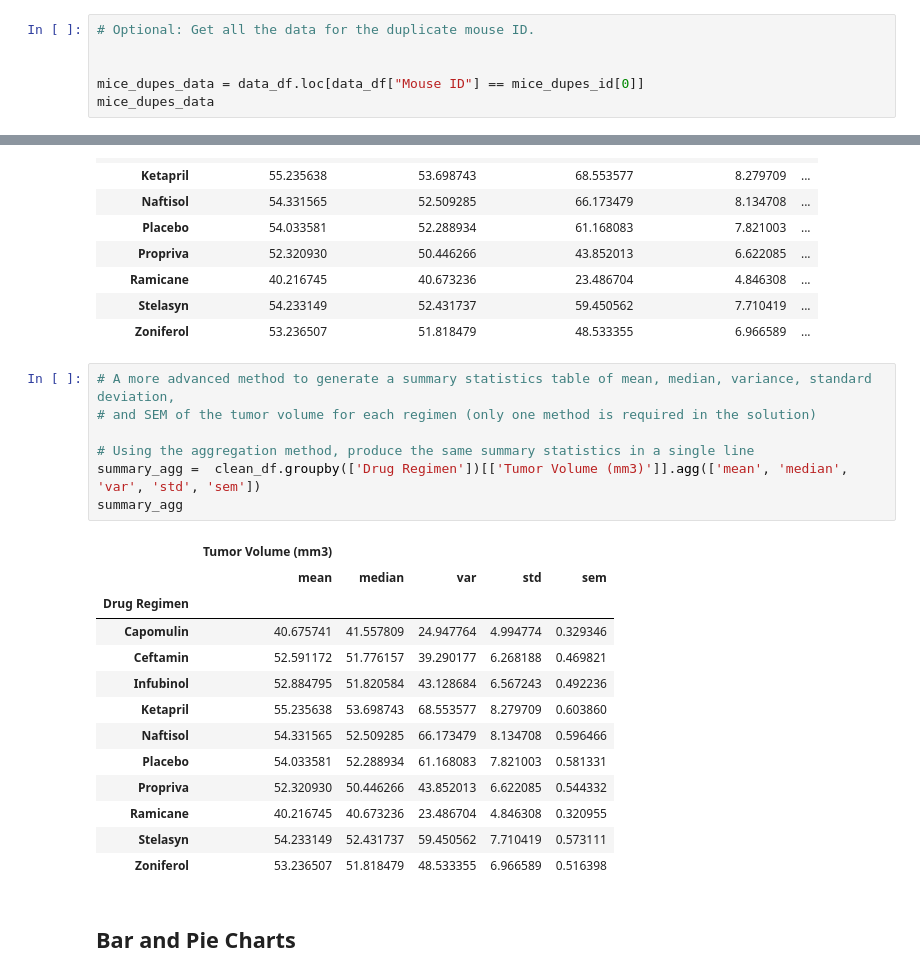
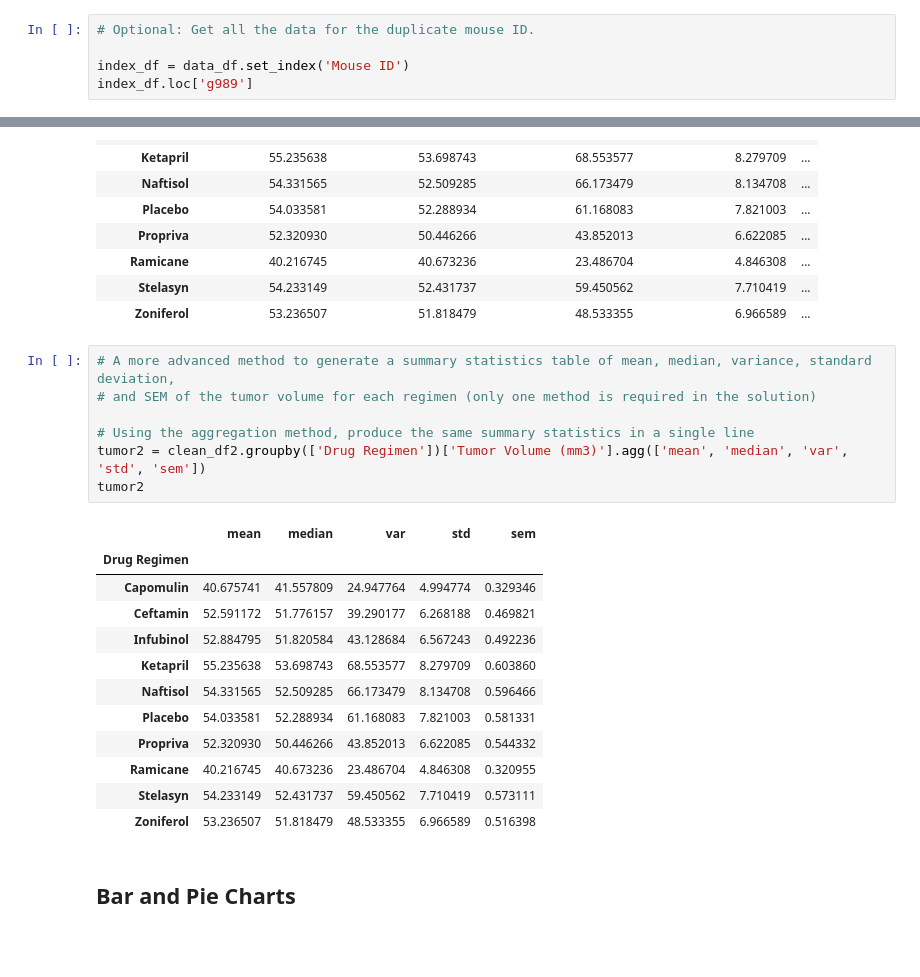
Before and after one commit to swatik230/Matplotlib, a Jupyter notebook: Pymaceuticals/Pymaceuticals Inc-checkpoint.ipynb, the cells around one changed output, grey strips where cells are left out. Saved outputs shown, nothing was run; the diff lists cells and outputs as text; blank space fills up the shorter version.

```diff
--- a/Pymaceuticals/Pymaceuticals Inc-checkpoint.ipynb
+++ b/Pymaceuticals/Pymaceuticals Inc-checkpoint.ipynb
@@ -69,7 +72,6 @@ array(['g989'], dtype=object)
 # %%
 # Optional: Get all the data for the duplicate mouse ID.
 
-
-mice_dupes_data = data_df.loc[data_df["Mouse ID"] == mice_dupes_id[0]]
-mice_dupes_data
+index_df = data_df.set_index('Mouse ID')
+index_df.loc['g989']
 # %% [output]
@@ -148,12 +152,11 @@ tumor_df
 # %%
 # A more advanced method to generate a summary statistics table of mean, median, variance, standard deviation,
 # and SEM of the tumor volume for each regimen (only one method is required in the solution)
 
 # Using the aggregation method, produce the same summary statistics in a single line
-summary_agg =  clean_df.groupby(['Drug Regimen'])[['Tumor Volume (mm3)']].agg(['mean', 'median', 'var', 'std', 'sem'])
-summary_agg
+tumor2 = clean_df2.groupby(['Drug Regimen'])['Tumor Volume (mm3)'].agg(['mean', 'median', 'var', 'std', 'sem'])
+tumor2
 # %% [output]
-|  | Tumor Volume (mm3) |  |  |  |  |
 |  | mean | median | var | std | sem |
 | Drug Regimen |  |  |  |  |  |
 | Capomulin | 40.675741 | 41.557809 | 24.947764 | 4.994774 | 0.329346 |
```
Also changed, not shown: parts of 11 cells of this notebook.
